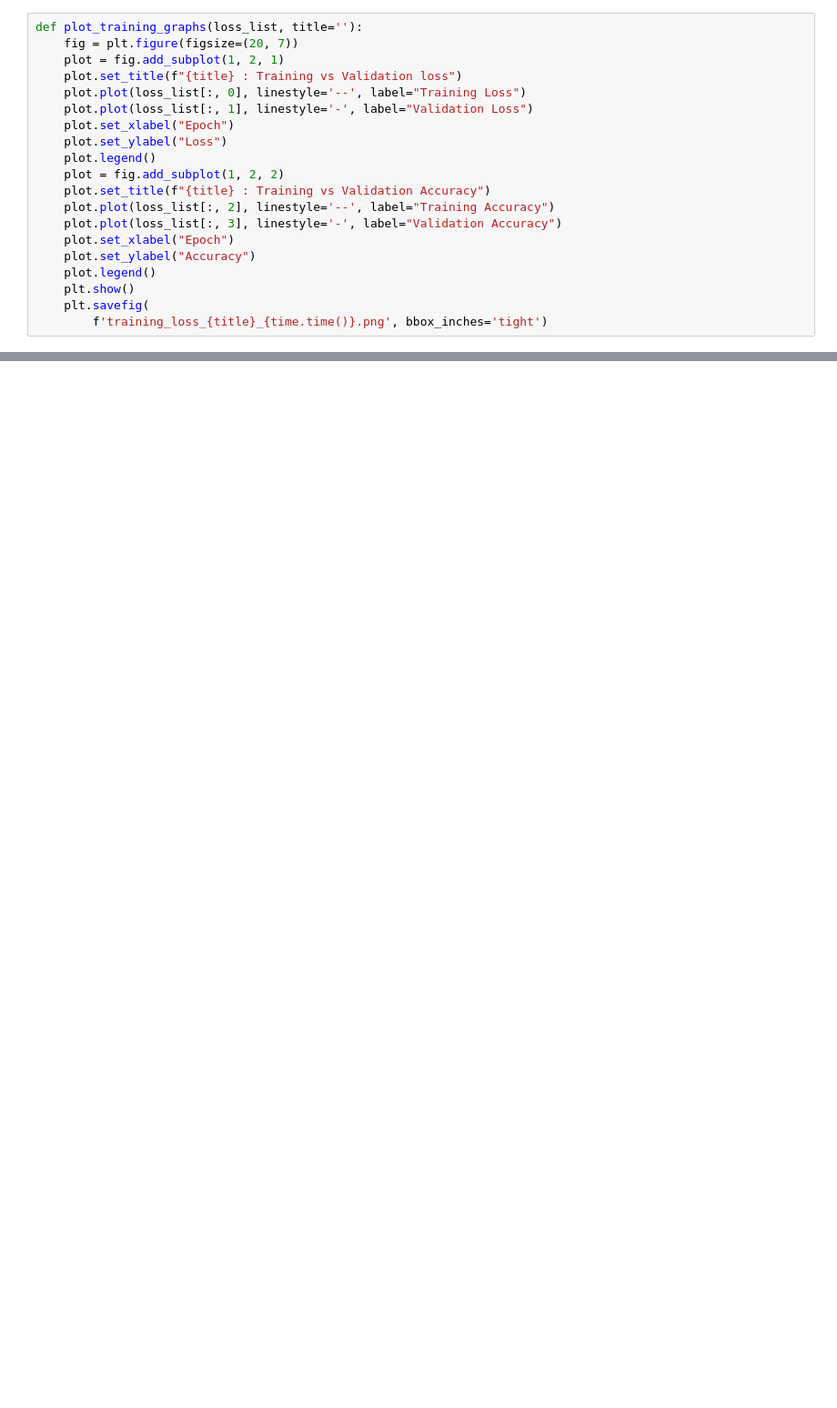
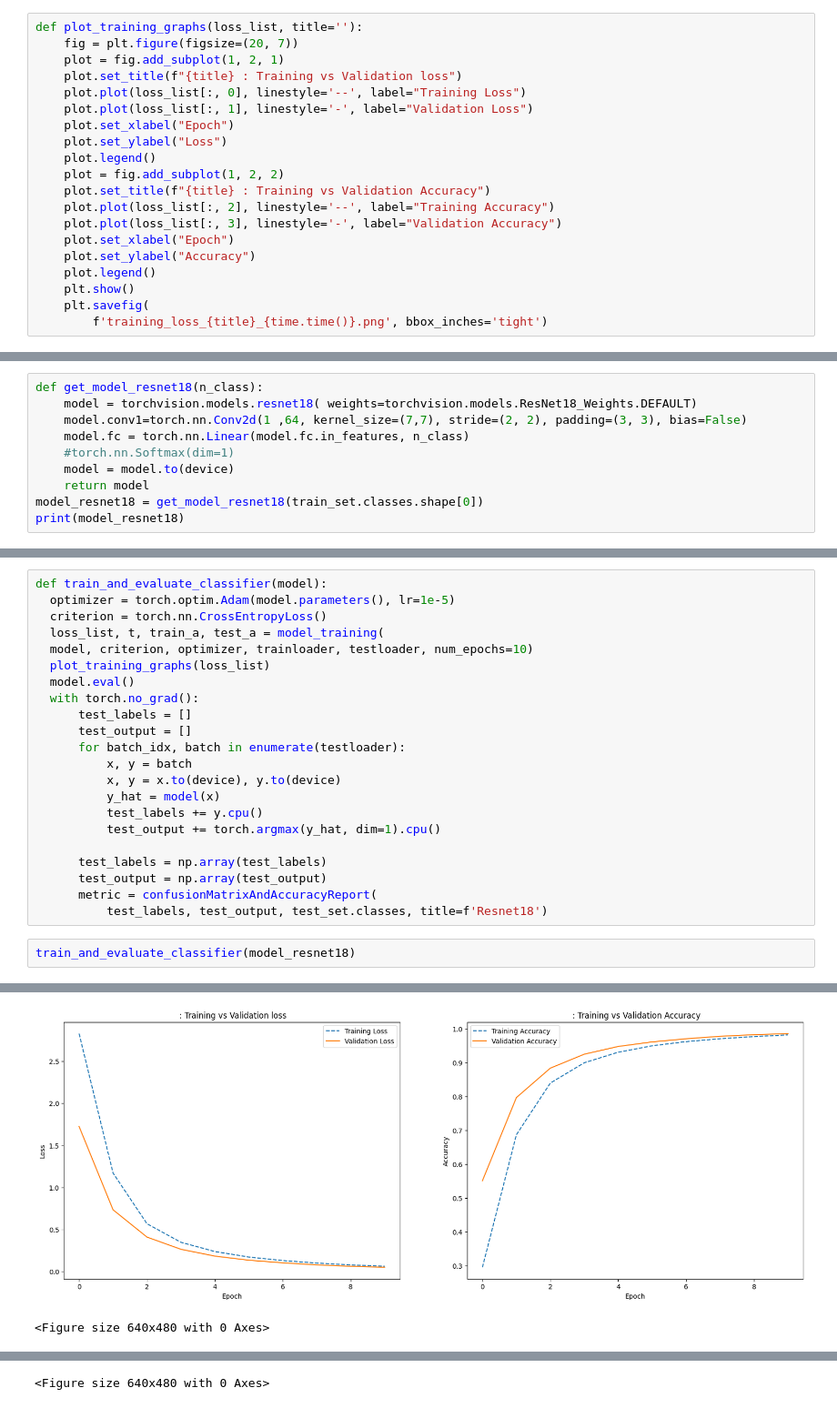
Before and after one commit to debonil/dlops-23, a Jupyter notebook: M21AIE225_DLOps_Assignment_4/M21AIE225_DLOps_Assignment_4_Q_1.ipynb, the cells around one changed output, grey strips where cells are left out. Shown at 91% size. Drawn from its saved outputs; the diff is of its cells as text; blank space fills up the shorter version.

```diff
--- a/M21AIE225_DLOps_Assignment_4/M21AIE225_DLOps_Assignment_4_Q_1.ipynb
+++ b/M21AIE225_DLOps_Assignment_4/M21AIE225_DLOps_Assignment_4_Q_1.ipynb
@@ -588,0 +549,10 @@ imageio.mimsave('MNIST_cDCGAN_epochs_{:d}'.format(num_epochs) + '.gif', gen_imag
+# %%
+def get_model_resnet18(n_class):
+    model = torchvision.models.resnet18( weights=torchvision.models.ResNet18_Weights.DEFAULT)
+    model.conv1=torch.nn.Conv2d(1 ,64, kernel_size=(7,7), stride=(2, 2), padding=(3, 3), bias=False)
+    model.fc = torch.nn.Linear(model.fc.in_features, n_class)
+    #torch.nn.Softmax(dim=1)
+    model = model.to(device)
+    return model
+model_resnet18 = get_model_resnet18(train_set.classes.shape[0])
+print(model_resnet18)
@@ -588,0 +577,25 @@ imageio.mimsave('MNIST_cDCGAN_epochs_{:d}'.format(num_epochs) + '.gif', gen_imag
+# %%
+def train_and_evaluate_classifier(model):
+  optimizer = torch.optim.Adam(model.parameters(), lr=1e-5)
+  criterion = torch.nn.CrossEntropyLoss()
+  loss_list, t, train_a, test_a = model_training(
+  model, criterion, optimizer, trainloader, testloader, num_epochs=10)
+  plot_training_graphs(loss_list)
+  model.eval()
+  with torch.no_grad():
+      test_labels = []
+      test_output = []
+      for batch_idx, batch in enumerate(testloader):
+          x, y = batch
+          x, y = x.to(device), y.to(device)
+          y_hat = model(x)
+          test_labels += y.cpu()
+          test_output += torch.argmax(y_hat, dim=1).cpu()
+
+      test_labels = np.array(test_labels)
+      test_output = np.array(test_output)
+      metric = confusionMatrixAndAccuracyReport(
+          test_labels, test_output, test_set.classes, title=f'Resnet18')
+# %%
+train_and_evaluate_classifier(model_resnet18)
+# %% [output]
@@ -588,0 +613,2 @@ imageio.mimsave('MNIST_cDCGAN_epochs_{:d}'.format(num_epochs) + '.gif', gen_imag
+[figure, added]
+<Figure size 640x480 with 0 Axes>
@@ -588,0 +633 @@ imageio.mimsave('MNIST_cDCGAN_epochs_{:d}'.format(num_epochs) + '.gif', gen_imag
+<Figure size 640x480 with 0 Axes>
```
Also changed, not shown: parts of 40 cells of this notebook, 2 other files.
